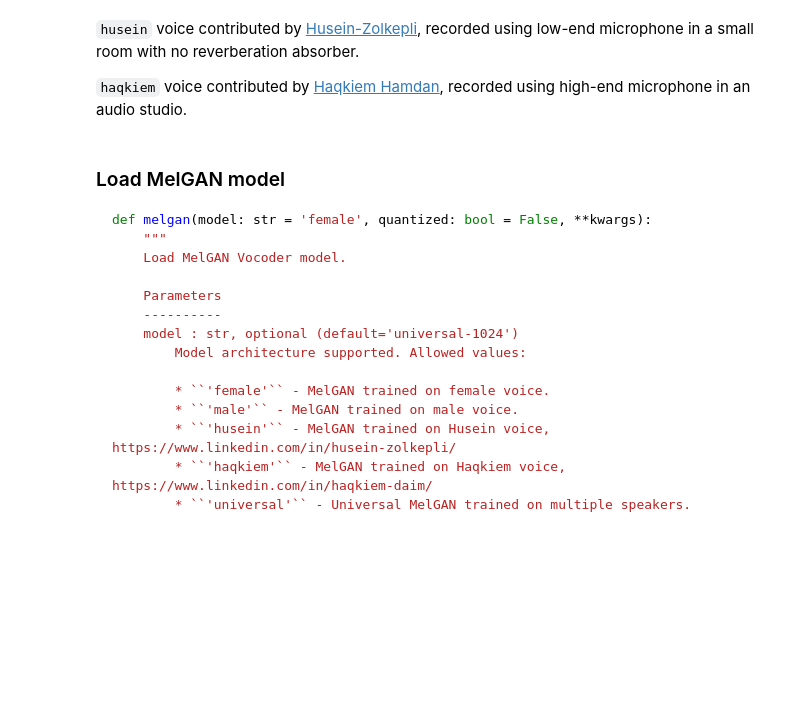
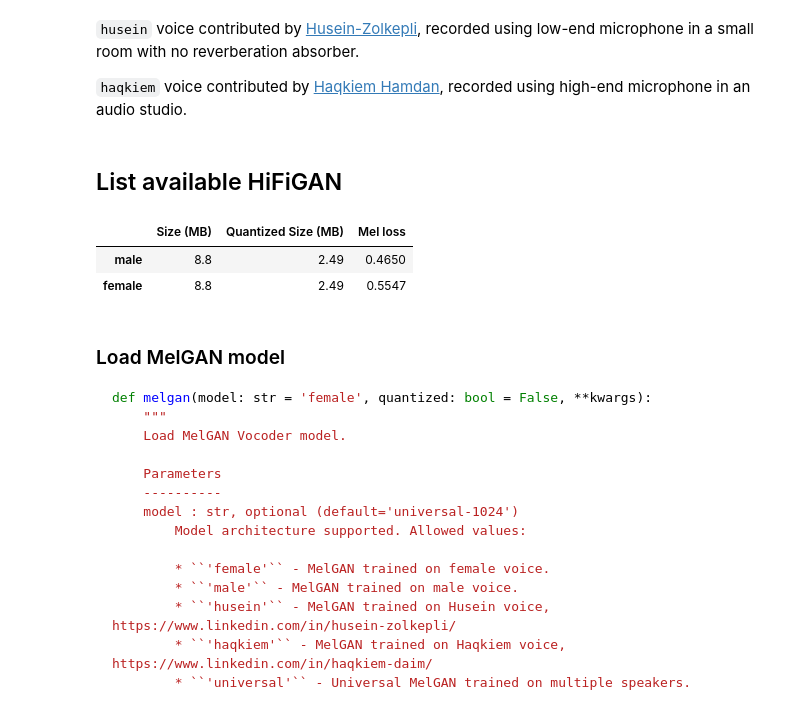
Before and after one commit to mesolitica/malaya-speech, a Jupyter notebook: docs/load-vocoder.ipynb, the cells around one changed output. Drawn from its saved outputs; the diff is of its cells as text; code cells hidden in the pictures; blank space fills up the shorter version.

```diff
--- a/docs/load-vocoder.ipynb
+++ b/docs/load-vocoder.ipynb
@@ -59,6 +61,14 @@ malaya_speech.vocoder.available_mbmelgan()
 `husein` voice contributed by [Husein-Zolkepli](https://www.linkedin.com/in/husein-zolkepli/), recorded using low-end microphone in a small room with no reverberation absorber.
 
 `haqkiem` voice contributed by [Haqkiem Hamdan](https://www.linkedin.com/in/haqkiem-daim/), recorded using high-end microphone in an audio studio.
+# %% [markdown]
+## List available HiFiGAN
+# %%
+malaya_speech.vocoder.available_hifigan()
+# %% [output]
+|  | Size (MB) | Quantized Size (MB) | Mel loss |
+| male | 8.8 | 2.49 | 0.4650 |
+| female | 8.8 | 2.49 | 0.5547 |
 # %% [markdown]
 ### Load MelGAN model
 
```
Also changed, not shown: parts of 8 cells of this notebook, 42 other files.
